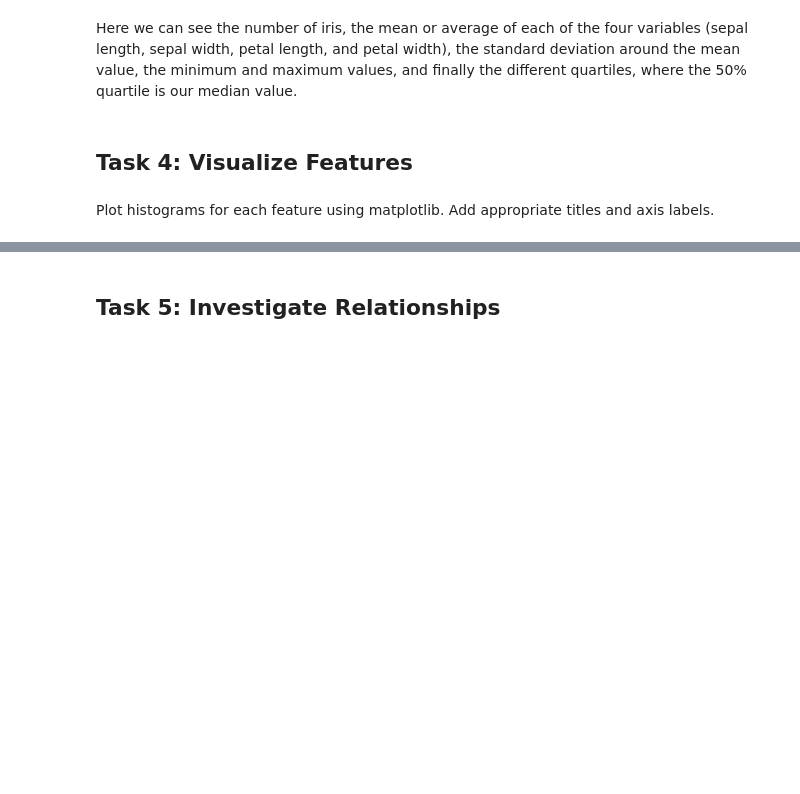
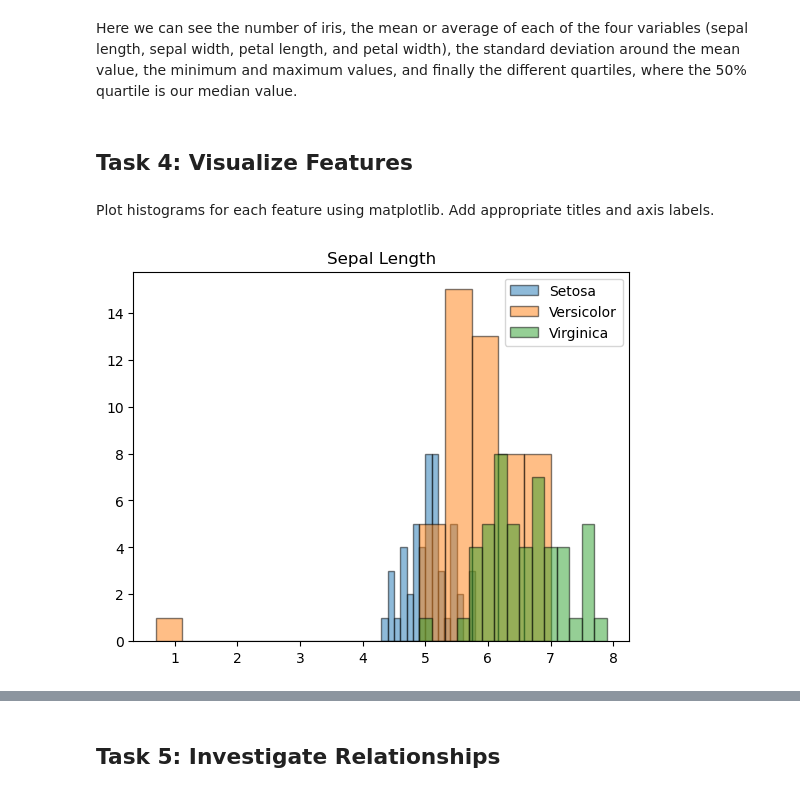
Before and after one commit to callagg2/principles_of_data_analytics, a Jupyter notebook: assessment/tasks.ipynb, the cells around one changed output, grey strips where cells are left out. Saved outputs shown, nothing was run; the diff lists cells and outputs as text; code cells hidden in the pictures; blank space fills up the shorter version.

```diff
--- a/assessment/tasks.ipynb
+++ b/assessment/tasks.ipynb
@@ -90,0 +106,17 @@ Add appropriate titles and axis labels.
+# %%
+setosa_sepal_length=(iris[0][0][0],iris[0][1][0],iris[0][2][0],iris[0][3][0],iris[0][4][0],iris[0][5][0],iris[0][6][0],iris[0][7][0],iris[0][8][0],iris[0][9][0],iris[0][10][0],iris[0][11][0],iris[0][12][0],iris[0][13][0],iris[0][14][0],iris[0][15][0],iris[0][16][0],iris[0][17][0],iris[0][18][0],iris[0][19][0],iris[0][20][0],iris[0][21][0],iris[0][22][0],iris[0][23][0],iris[0][24][0],iris[0][25][0],iris[0][26][0],iris[0][27][0],iris[0][28][0],iris[0][29][0],iris[0][30][0],iris[0][31][0],iris[0][32][0],iris[0][33][0],iris[0][34][0],iris[0][35][0],iris[0][36][0],iris[0][37][0],iris[0][38][0],iris[0][39][0],iris[0][40][0],iris[0][41][0],iris[0][42][0],iris[0][43][0],iris[0][44][0],iris[0][45][0],iris[0][46][0],iris[0][47][0],iris[0][48][0],iris[0][49][0])
+
+versicolor_sepal_length=(iris[1][0][0],iris[1][1][0],iris[1][2][0],iris[1][3][0],iris[1][4][0],iris[1][5][0],iris[1][6][0],iris[1][7][0],iris[1][8][0],iris[1][9][0],iris[1][10][0],iris[1][11][0],iris[1][12][0],iris[1][13][0],iris[1][14][0],iris[1][15][0],iris[1][16][0],iris[1][17][0],iris[1][18][0],iris[1][19][0],iris[1][20][0],iris[1][21][0],iris[1][22][0],iris[1][23][0],iris[1][24][0],iris[1][25][0],iris[1][26][0],iris[1][27][0],iris[1][28][0],iris[1][29][0],iris[1][30][0],iris[1][31][0],iris[1][32][0],iris[1][33][0],iris[1][34][0],iris[1][35][0],iris[1][36][0],iris[1][37][0],iris[1][38][0],iris[1][39][0],iris[1][40][0],iris[1][41][0],iris[1][42][0],iris[1][43][0],iris[1][44][0],iris[1][45][0],iris[1][46][0],iris[1][47][0],iris[1][48][0],iris[1][49][0])
+
+virginica_sepal_length=(iris[2][0][0],iris[2][1][0],iris[2][2][0],iris[2][3][0],iris[2][4][0],iris[2][5][0],iris[2][6][0],iris[2][7][0],iris[2][8][0],iris[2][9][0],iris[2][10][0],iris[2][11][0],iris[2][12][0],iris[2][13][0],iris[2][14][0],iris[2][15][0],iris[2][16][0],iris[2][17][0],iris[2][18][0],iris[2][19][0],iris[2][20][0],iris[2][21][0],iris[2][22][0],iris[2][23][0],iris[2][24][0],iris[2][25][0],iris[2][26][0],iris[2][27][0],iris[2][28][0],iris[2][29][0],iris[2][30][0],iris[2][31][0],iris[2][32][0],iris[2][33][0],iris[2][34][0],iris[2][35][0],iris[2][36][0],iris[2][37][0],iris[2][38][0],iris[2][39][0],iris[2][40][0],iris[2][41][0],iris[2][42][0],iris[2][43][0],iris[2][44][0],iris[2][45][0],iris[2][46][0],iris[2][47][0],iris[2][48][0],iris[2][49][0])
+
+plt.hist(setosa_sepal_length, bins=15, edgecolor="black", label="Setosa", alpha=0.5)
+plt.hist(versicolor_sepal_length, bins=15, edgecolor="black", label="Versicolor", alpha=0.5)
+plt.hist(virginica_sepal_length, bins=15, edgecolor="black", label="Virginica", alpha=0.5)
+plt.legend()
+plt.title("Sepal Length")
+plt.set_xlabel=("Length of Sepal")
+plt.set_ylabel=("Frequency")
+plt.show()
+# %% [output]
+[figure, added]
```
Also changed, not shown: parts of 11 cells of this notebook.
